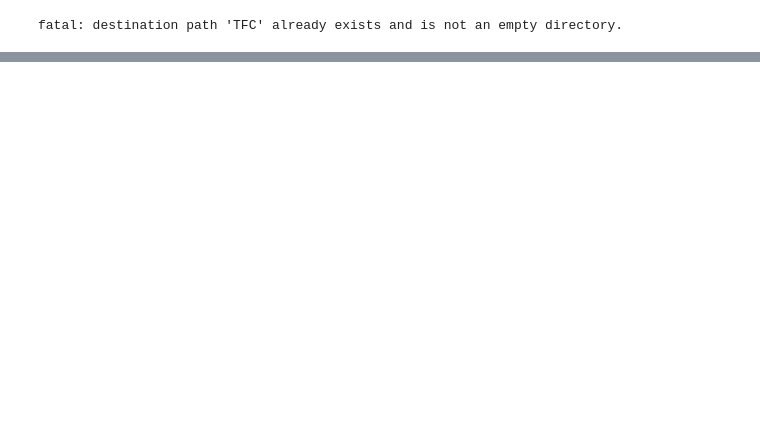
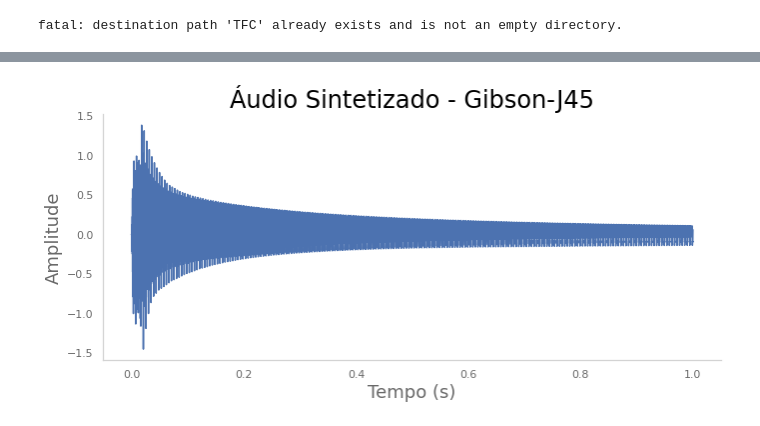
Before and after one commit to grnbatera/TFC, a Jupyter notebook: TFC_1_0.ipynb, the cells around one changed output, grey strips where cells are left out. Cells and saved outputs as stored; diff of their text form; code cells hidden in the pictures; blank space fills up the shorter version.

```diff
--- a/TFC_1_0.ipynb
+++ b/TFC_1_0.ipynb
@@ -175,0 +191,6 @@ Audio(data=y,rate=fs)
+# %%
+z3=np.zeros((t*fs-len(y3)),)
+x3=np.hstack((y3,z3))
+# %%
+violao3 = scipy.signal.lfilter(b,a,x3)
+#violao3 = violao3/(max(abs(violao3))+.1)
@@ -175,0 +272,11 @@ Audio(data=y,rate=fs)
+# %%
+plt.figure(figsize=(10, 5))
+t=np.arange(len(violao3))/fs
+plt.title('Áudio Sintetizado - Gibson-J45')
+plt.xlabel('Tempo (s)')
+plt.ylabel('Amplitude')
+plt.plot(t,violao3)
+plt.tight_layout()
+plt.savefig('/content/TFC/audio03.svg', format='svg', dpi=800)
+# %% [output]
+[figure, added]
```
Also changed, not shown: parts of 88 cells of this notebook.
